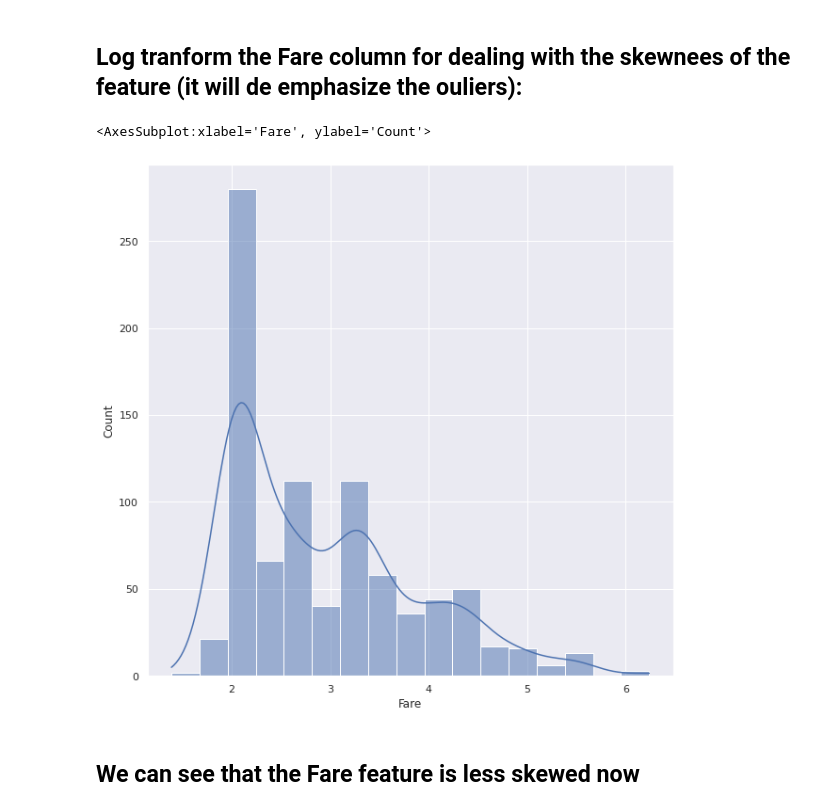
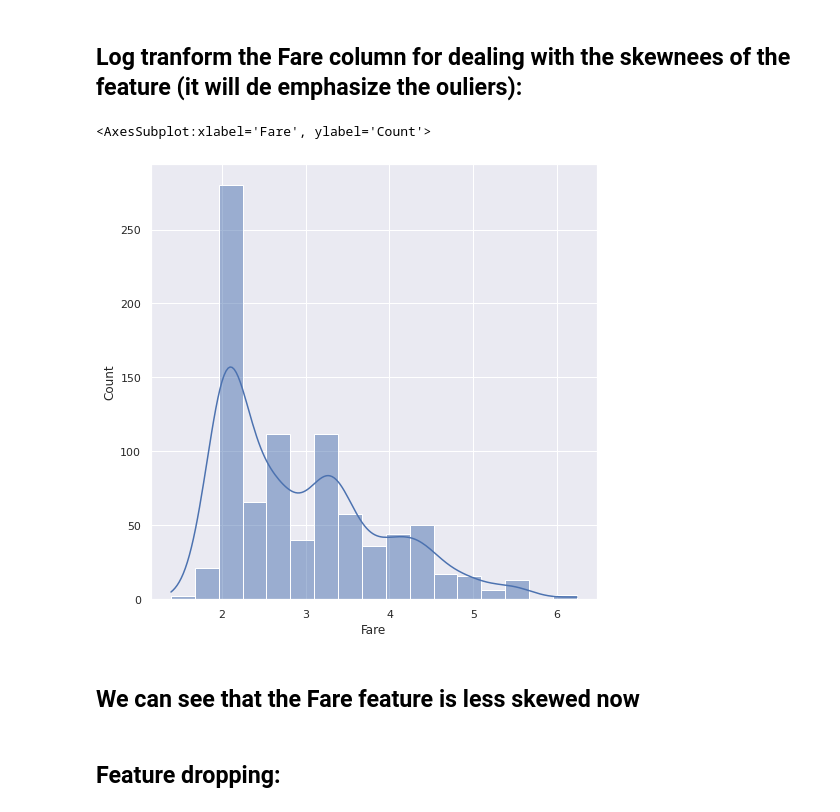
Before and after one commit to NirLalum/Titanic-ML-From-Disaster, a Jupyter notebook: Titanic.ipynb, the cells around one changed output. Drawn from its saved outputs; the diff is of its cells as text; code cells hidden in the pictures.

```diff
--- a/Titanic.ipynb
+++ b/Titanic.ipynb
@@ -684,10 +679,14 @@ fare_ouliers[fare_ouliers['Pclass']==2]
 ## Log tranform the Fare column for dealing with the skewnees of the feature (it will de emphasize the ouliers):
 # %%
 df['Fare'] = np.log(df['Fare'])
-
-sns.histplot(data=df, x='Fare', kde=True)
+#df['Fare'] = boxcox(df['Fare'])
-# %% [output]
-<AxesSubplot:xlabel='Fare', ylabel='Count'>
-[figure, removed]
+# %%
+figure, ax = plt.subplots(1, 1, figsize=(8,8))
+sns.histplot(data=df, x='Fare', kde=True, ax=ax)
+# %% [output]
+<AxesSubplot:xlabel='Fare', ylabel='Count'>
+[figure, added]
 # %% [markdown]
 ## We can see that the Fare feature is less skewed now
+# %% [markdown]
+## **Feature dropping:**
```
Also changed, not shown: parts of 7 cells of this notebook.
